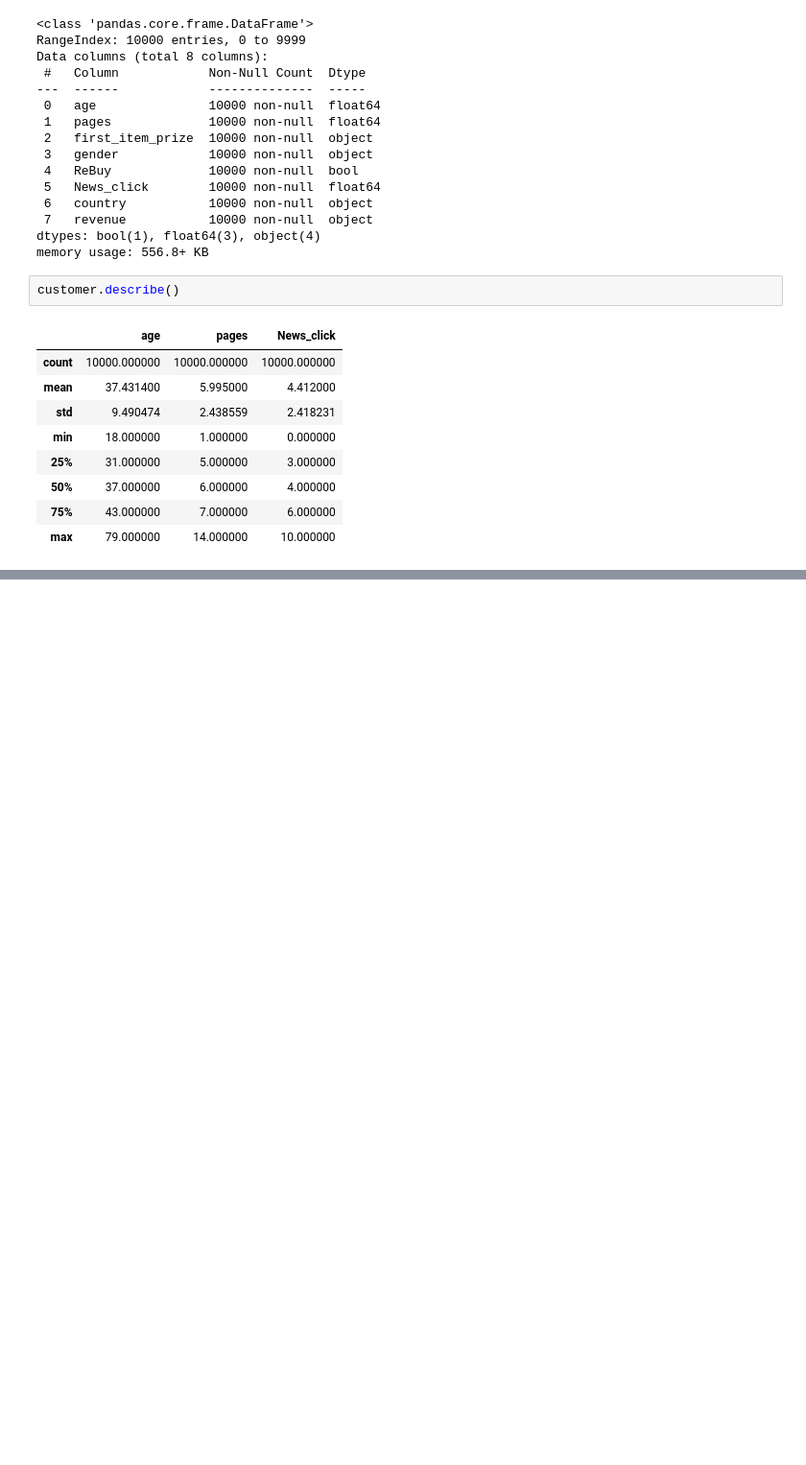
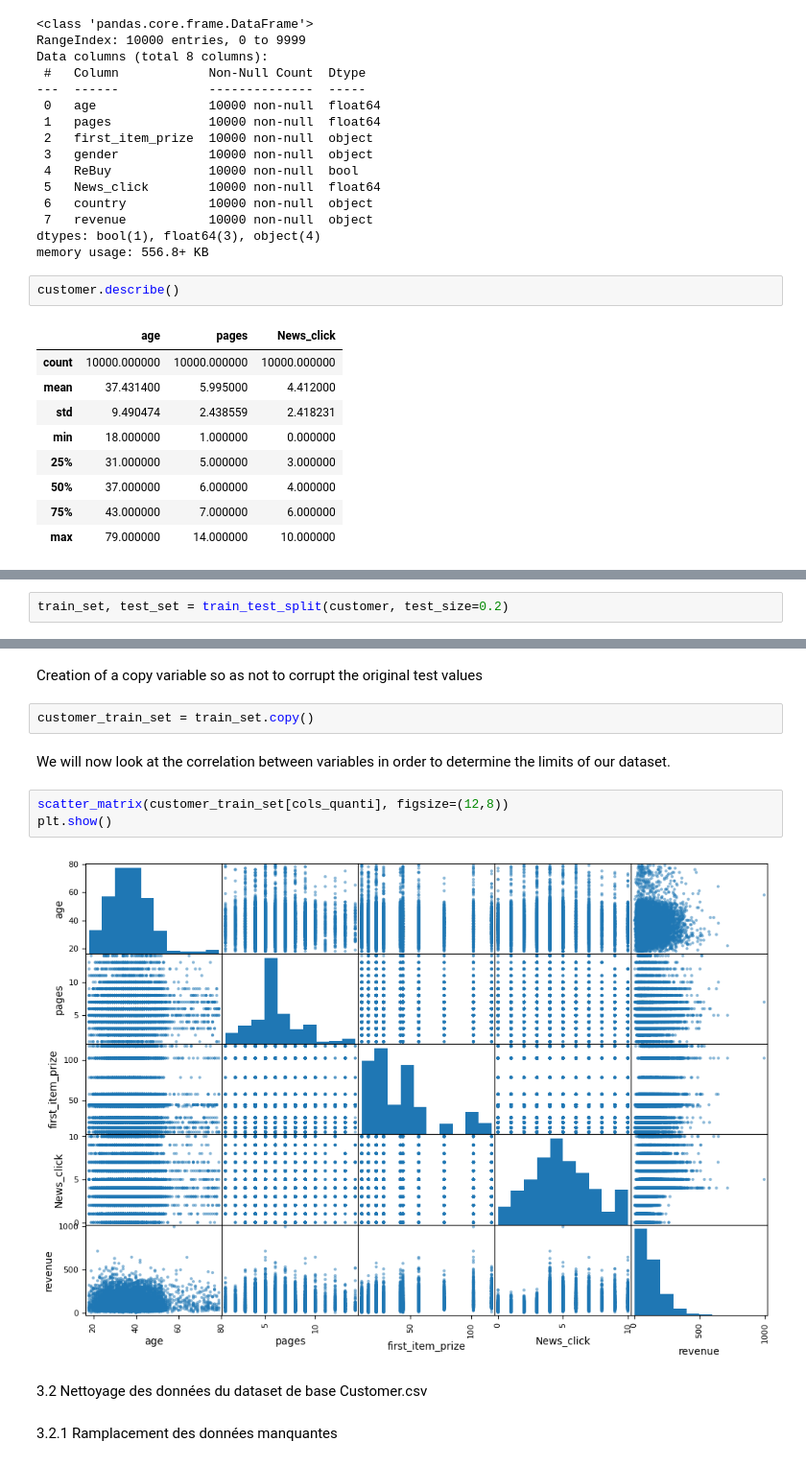
Before and after one commit to Anna-Eve/Projet-Apprentissage-automatique-n-1, a Jupyter notebook: main.ipynb, the cells around one changed output, grey strips where cells are left out. Shown at 96% size. Cells and saved outputs as stored; diff of their text form; blank space fills up the shorter version.

```diff
--- a/main.ipynb
+++ b/main.ipynb
@@ -44,0 +101,2 @@ plt.show()
+# %%
+train_set, test_set = train_test_split(customer, test_size=0.2)
@@ -45,3 +114,18 @@ plt.show()
+# %% [markdown]
+Creation of a copy variable so as not to corrupt the original test values
+# %%
+customer_train_set = train_set.copy()
+# %% [markdown]
+We will now look at the correlation between variables in order to determine the limits of our dataset.
+# %%
+scatter_matrix(customer_train_set[cols_quanti], figsize=(12,8))
+plt.show()
+# %% [output]
+[figure, added]
+# %% [markdown]
+3.2 Nettoyage des données du dataset de base Customer.csv
+# %% [markdown]
+3.2.1 Ramplacement des données manquantes
 # %%
 customer.isna().sum()
 # %% [output]
```
Also changed, not shown: parts of 34 cells of this notebook, 1 other file.
